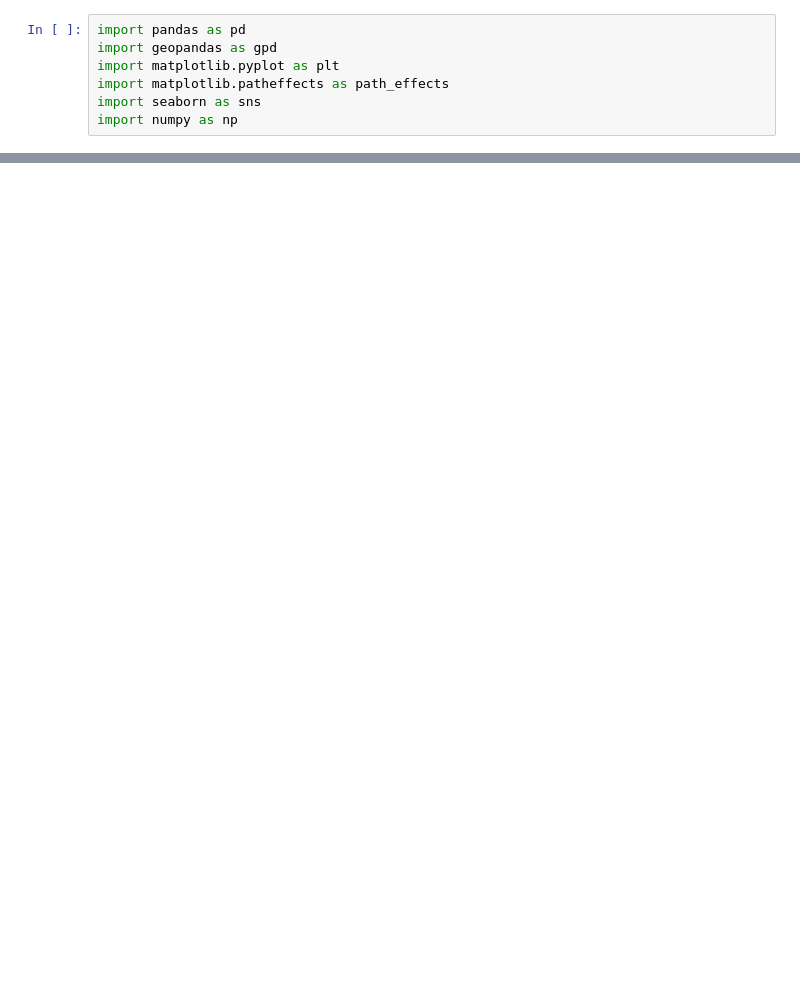
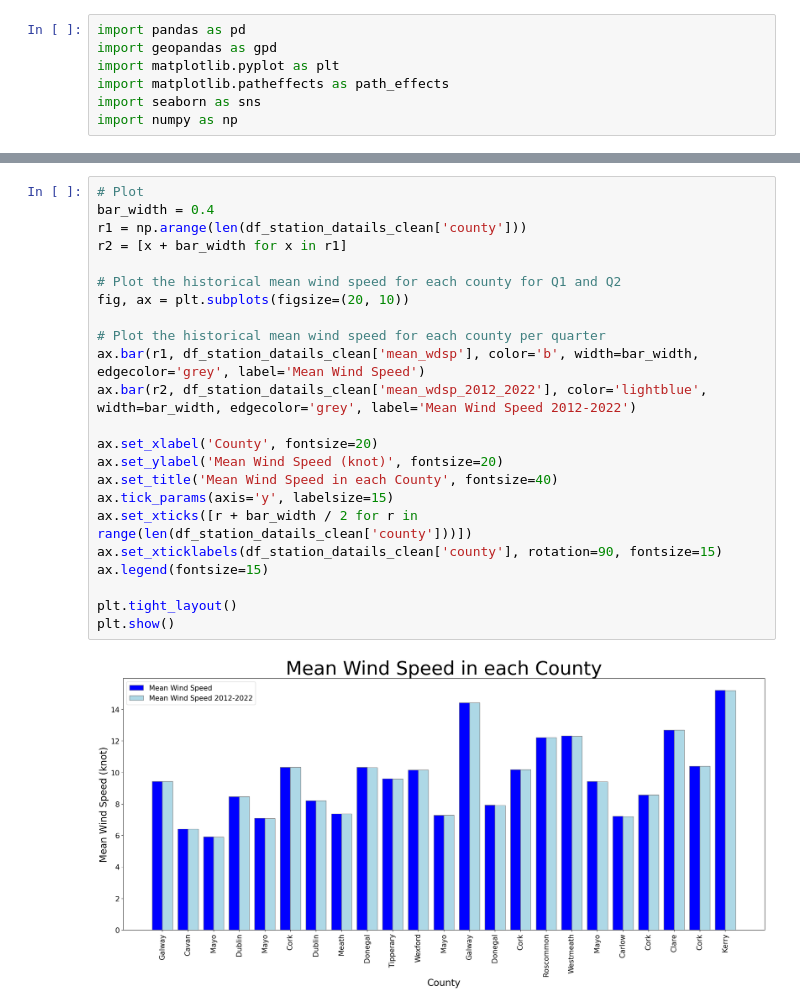
Before and after one commit to kronos164/programming-for-data-analytics, a Jupyter notebook: project/windspeed-and-windfarm-ireland.ipynb, the cells around one changed output, grey strips where cells are left out. Drawn from its saved outputs; the diff is of its cells as text; blank space fills up the shorter version.

```diff
--- a/project/windspeed-and-windfarm-ireland.ipynb
+++ b/project/windspeed-and-windfarm-ireland.ipynb
@@ -205,0 +223,25 @@ plt.show()
+# %%
+# Plot
+bar_width = 0.4
+r1 = np.arange(len(df_station_datails_clean['county']))
+r2 = [x + bar_width for x in r1]
+
+# Plot the historical mean wind speed for each county for Q1 and Q2
+fig, ax = plt.subplots(figsize=(20, 10))
+
+# Plot the historical mean wind speed for each county per quarter
+ax.bar(r1, df_station_datails_clean['mean_wdsp'], color='b', width=bar_width, edgecolor='grey', label='Mean Wind Speed')
+ax.bar(r2, df_station_datails_clean['mean_wdsp_2012_2022'], color='lightblue', width=bar_width, edgecolor='grey', label='Mean Wind Speed 2012-2022')
+
+ax.set_xlabel('County', fontsize=20)
+ax.set_ylabel('Mean Wind Speed (knot)', fontsize=20)
+ax.set_title('Mean Wind Speed in each County', fontsize=40)
+ax.tick_params(axis='y', labelsize=15)
+ax.set_xticks([r + bar_width / 2 for r in range(len(df_station_datails_clean['county']))])
+ax.set_xticklabels(df_station_datails_clean['county'], rotation=90, fontsize=15)
+ax.legend(fontsize=15)
+
+plt.tight_layout()
+plt.show()
+# %% [output]
+[figure, added]
```
Also changed, not shown: parts of 12 cells of this notebook, 1 other file.
